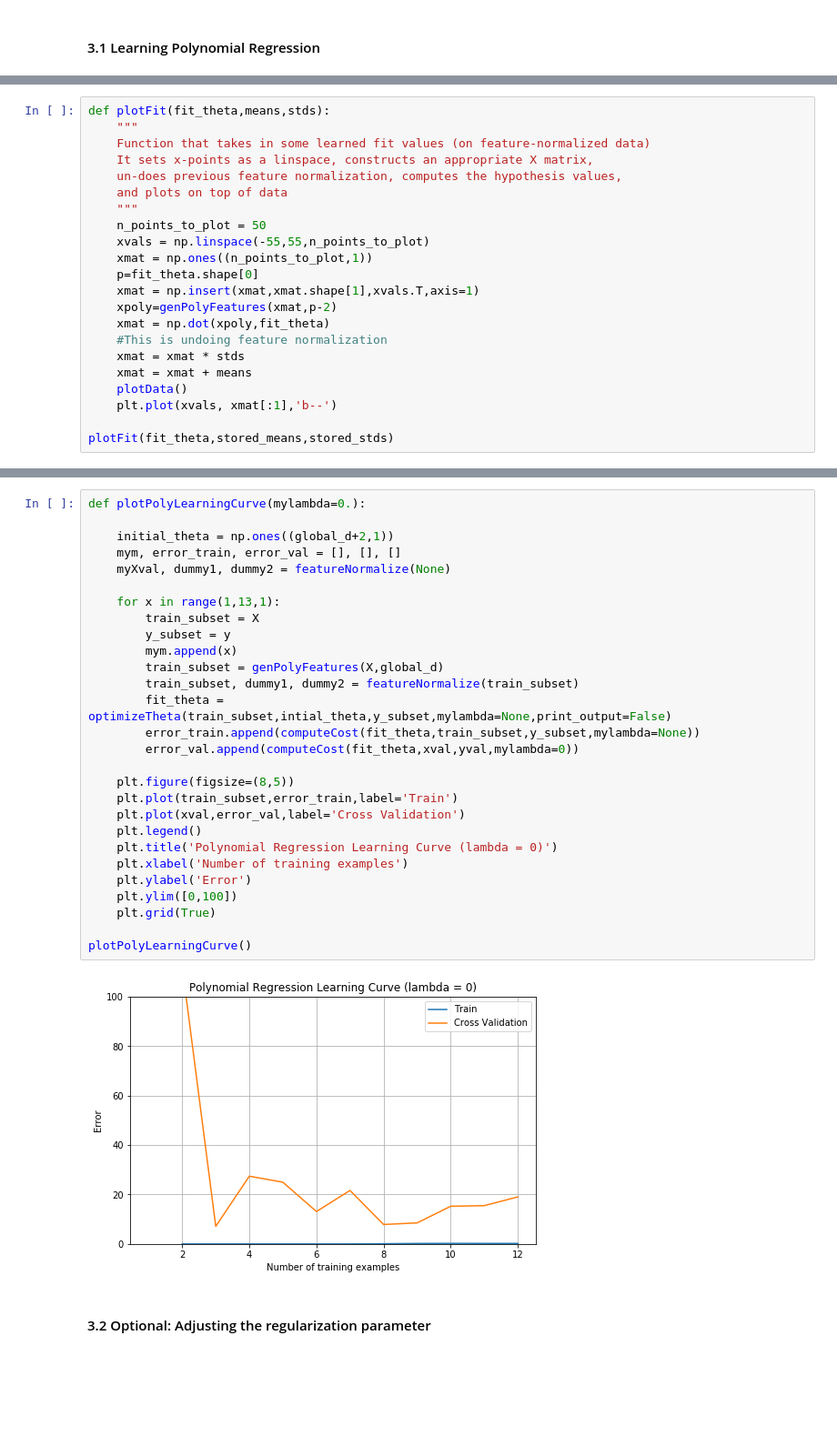
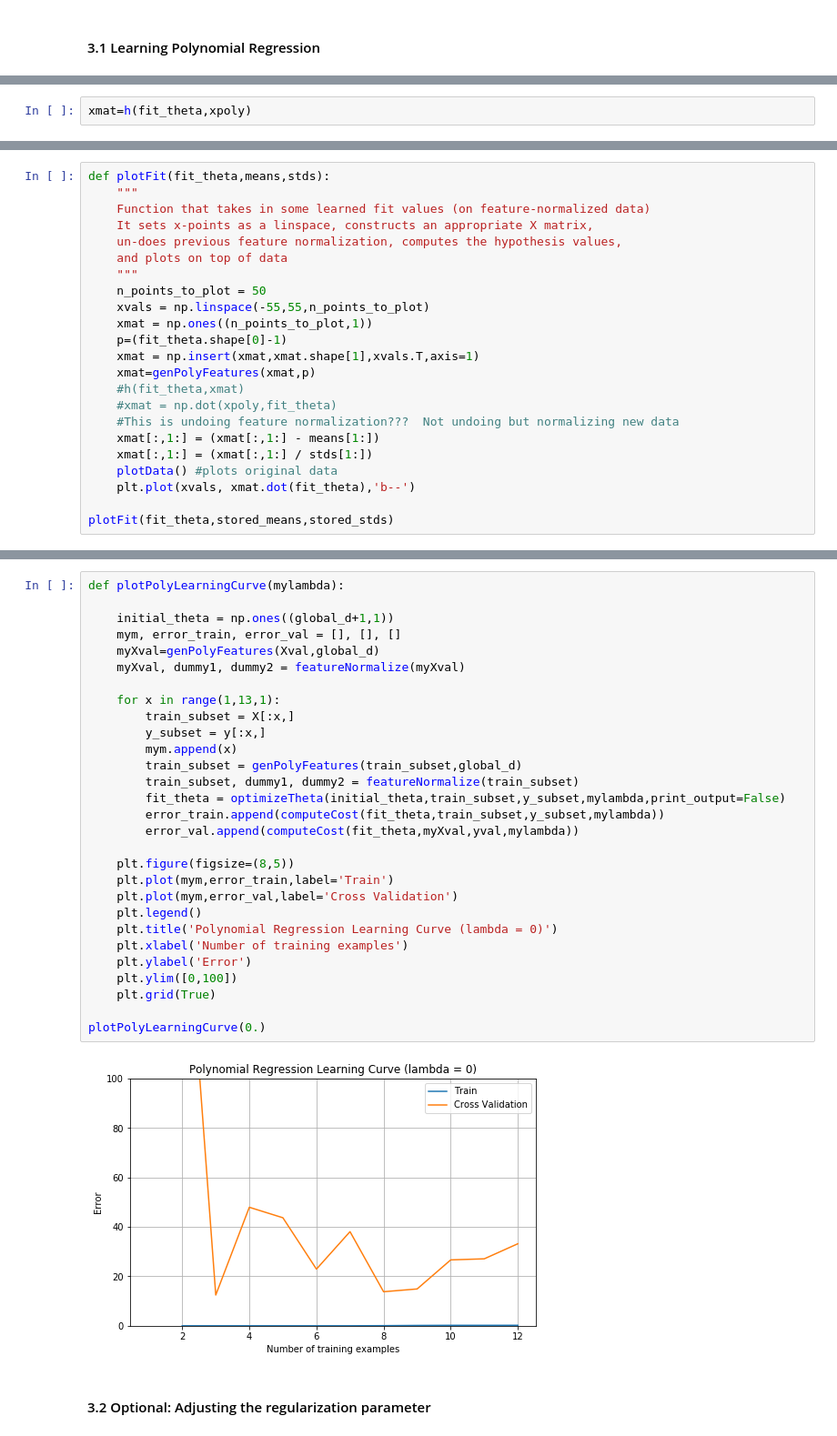
Before and after one commit to deniseheinz/LaunchCode-DataScience, a Jupyter notebook: ex5/ex5-Regularized_Linear_Regression.ipynb, the cells around one changed output, grey strips where cells are left out. Shown at 91% size. Cells and saved outputs as stored; diff of their text form; blank space fills up the shorter version.

```diff
--- a/ex5/ex5-Regularized_Linear_Regression.ipynb
+++ b/ex5/ex5-Regularized_Linear_Regression.ipynb
@@ -245,0 +234,2 @@ Warning: Desired error not necessarily achieved due to precision loss.
+# %%
+xmat=h(fit_theta,xpoly)
@@ -254,15 +248,16 @@ def plotFit(fit_theta,means,stds):
     n_points_to_plot = 50
     xvals = np.linspace(-55,55,n_points_to_plot)
     xmat = np.ones((n_points_to_plot,1))
-    p=fit_theta.shape[0]
+    p=(fit_theta.shape[0]-1)
     xmat = np.insert(xmat,xmat.shape[1],xvals.T,axis=1)
-    xpoly=genPolyFeatures(xmat,p-2)
-    xmat = np.dot(xpoly,fit_theta)
-    #This is undoing feature normalization
-    xmat = xmat * stds
-    xmat = xmat + means
-    plotData()
-    plt.plot(xvals, xmat[:1],'b--')
+    xmat=genPolyFeatures(xmat,p)
+    #h(fit_theta,xmat)
+    #xmat = np.dot(xpoly,fit_theta)
+    #This is undoing feature normalization???  Not undoing but normalizing new data
+    xmat[:,1:] = (xmat[:,1:] - means[1:])
+    xmat[:,1:] = (xmat[:,1:] / stds[1:])
+    plotData() #plots original data
+    plt.plot(xvals, xmat.dot(fit_theta),'b--')
 
 plotFit(fit_theta,stored_means,stored_stds)
 # %% [output]
@@ -271,33 +265,34 @@ ValueError: x and y must have same first dimension, but have shapes (50,) and (1
 # %%
-def plotPolyLearningCurve(mylambda=0.):
+def plotPolyLearningCurve(mylambda):
 
-    initial_theta = np.ones((global_d+2,1))
+    initial_theta = np.ones((global_d+1,1))
     mym, error_train, error_val = [], [], []
-    myXval, dummy1, dummy2 = featureNormalize(None)
+    myXval=genPolyFeatures(Xval,global_d)
+    myXval, dummy1, dummy2 = featureNormalize(myXval)
 
     for x in range(1,13,1):
-        train_subset = X
-        y_subset = y
+        train_subset = X[:x,]
+        y_subset = y[:x,]
         mym.append(x)
-        train_subset = genPolyFeatures(X,global_d)
+        train_subset = genPolyFeatures(train_subset,global_d)
         train_subset, dummy1, dummy2 = featureNormalize(train_subset)
-        fit_theta = optimizeTheta(train_subset,intial_theta,y_subset,mylambda=None,print_output=False)
-        error_train.append(computeCost(fit_theta,train_subset,y_subset,mylambda=None))
-        error_val.append(computeCost(fit_theta,xval,yval,mylambda=0))
+        fit_theta = optimizeTheta(initial_theta,train_subset,y_subset,mylambda,print_output=False)
+        error_train.append(computeCost(fit_theta,train_subset,y_subset,mylambda))
+        error_val.append(computeCost(fit_theta,myXval,yval,mylambda))
 
     plt.figure(figsize=(8,5))
-    plt.plot(train_subset,error_train,label='Train')
-    plt.plot(xval,error_val,label='Cross Validation')
+    plt.plot(mym,error_train,label='Train')
+    plt.plot(mym,error_val,label='Cross Validation')
     plt.legend()
     plt.title('Polynomial Regression Learning Curve (lambda = 0)')
     plt.xlabel('Number of training examples')
     plt.ylabel('Error')
     plt.ylim([0,100])
     plt.grid(True)
 
-plotPolyLearningCurve()
+plotPolyLearningCurve(0.)
 # %% [output]
-[figure, old version]
+[figure, new version]
 # %% [markdown]
 #### 3.2 Optional: Adjusting the regularization parameter
 # %%
```
Also changed, not shown: parts of 19 cells of this notebook.
